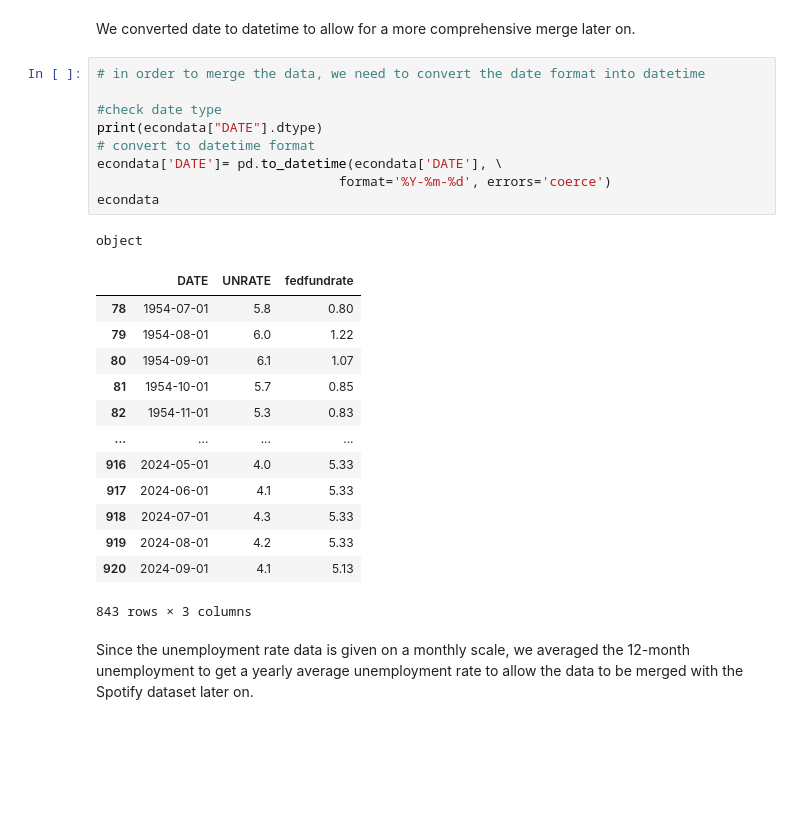
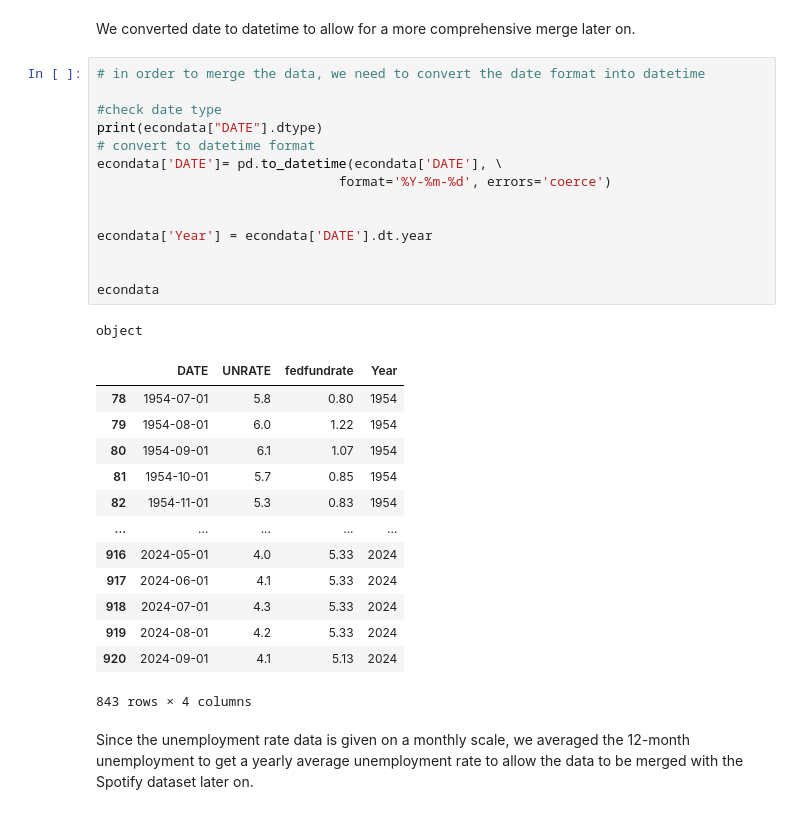
Before and after one commit to yp358/info2950-proj, a Jupyter notebook: final_cleaned_data.ipynb, the cells around one changed output. Cells and saved outputs as stored; diff of their text form; blank space fills up the shorter version.

```diff
--- a/final_cleaned_data.ipynb
+++ b/final_cleaned_data.ipynb
@@ -271,27 +271,32 @@ We converted date to datetime to allow for a more comprehensive merge later on.
 # %%
 # in order to merge the data, we need to convert the date format into datetime
 
 #check date type
 print(econdata["DATE"].dtype)
 # convert to datetime format
 econdata['DATE']= pd.to_datetime(econdata['DATE'], \
                                format='%Y-%m-%d', errors='coerce')
+
+
+econdata['Year'] = econdata['DATE'].dt.year
+
+
 econdata
 # %% [output]
 object
-|  | DATE | UNRATE | fedfundrate |
-| 78 | 1954-07-01 | 5.8 | 0.80 |
-| 79 | 1954-08-01 | 6.0 | 1.22 |
-| 80 | 1954-09-01 | 6.1 | 1.07 |
-| 81 | 1954-10-01 | 5.7 | 0.85 |
-| 82 | 1954-11-01 | 5.3 | 0.83 |
-| ... | ... | ... | ... |
-| 916 | 2024-05-01 | 4.0 | 5.33 |
-| 917 | 2024-06-01 | 4.1 | 5.33 |
-| 918 | 2024-07-01 | 4.3 | 5.33 |
-| 919 | 2024-08-01 | 4.2 | 5.33 |
-| 920 | 2024-09-01 | 4.1 | 5.13 |
+|  | DATE | UNRATE | fedfundrate | Year |
+| 78 | 1954-07-01 | 5.8 | 0.80 | 1954 |
+| 79 | 1954-08-01 | 6.0 | 1.22 | 1954 |
+| 80 | 1954-09-01 | 6.1 | 1.07 | 1954 |
+| 81 | 1954-10-01 | 5.7 | 0.85 | 1954 |
+| 82 | 1954-11-01 | 5.3 | 0.83 | 1954 |
+| ... | ... | ... | ... | ... |
+| 916 | 2024-05-01 | 4.0 | 5.33 | 2024 |
+| 917 | 2024-06-01 | 4.1 | 5.33 | 2024 |
+| 918 | 2024-07-01 | 4.3 | 5.33 | 2024 |
+| 919 | 2024-08-01 | 4.2 | 5.33 | 2024 |
+| 920 | 2024-09-01 | 4.1 | 5.13 | 2024 |
-843 rows × 3 columns
+843 rows × 4 columns
 # %% [markdown]
 Since the unemployment rate data is given on a monthly scale, we averaged the 12-month unemployment to get a yearly average unemployment rate to allow the data to be merged with the Spotify dataset later on.
 # %%
```
Also changed, not shown: parts of 66 cells of this notebook, 2 other files.
